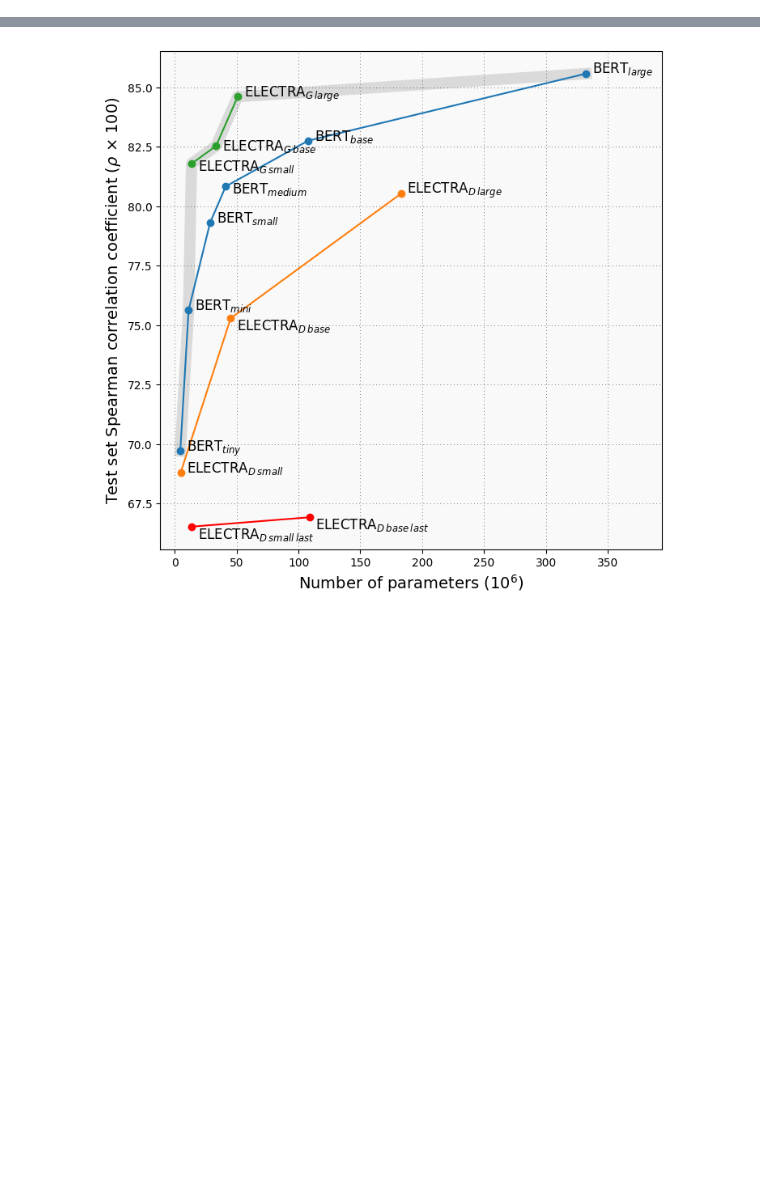
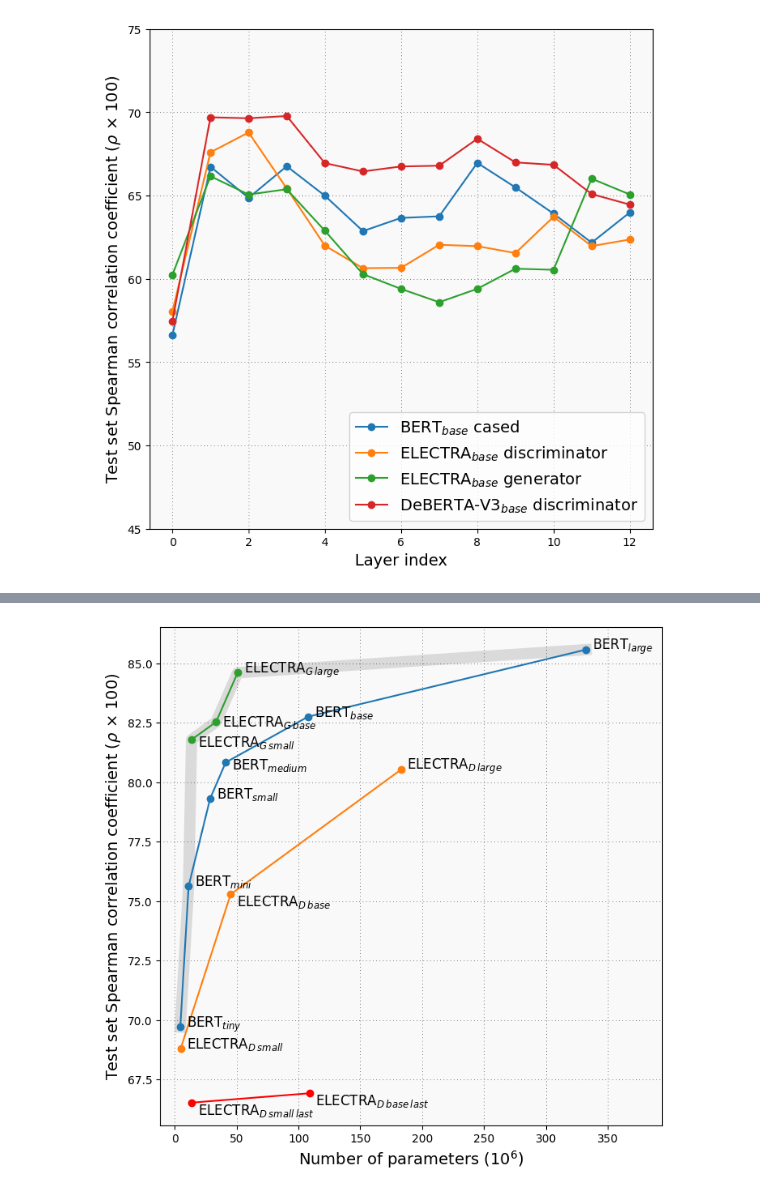
Before and after one commit to ir2718/similarity-embedding-quality, a Jupyter notebook: notebooks/plots.ipynb, the cells around one changed output, grey strips where cells are left out. Cells and saved outputs as stored; diff of their text form; code cells hidden in the pictures; blank space fills up the shorter version.

```diff
--- a/notebooks/plots.ipynb
+++ b/notebooks/plots.ipynb
@@ -127,0 +250,49 @@ for i in range(len(names)):
+# %%
+def add_to_plot_sick(models, colors, ax, plot_idx, ylim_f1=[45, 75], add_std=True):
+    ax.set_facecolor("#F9F9F9")
+    ax.grid(color='black', linestyle=(0, (1, 5)), linewidth=0.5)
+    for x, color in zip(models, colors):
+        m = x[0]
+        pool = x[1]
+        c = x[2]
+        json_names_labels = x[3]
+        for p in pool:
+            for (name, label) in json_names_labels:
+                f1 = []
+                std_f1 = []
+                for i in range(c):
+                    res = json.load(open(f"../output/{m}/{p}/{i}_to_{i+1}/{name}.json"))
+
+                    std_1 = np.array(res["stdev_cosine_f1_test"]) * 100
+                    mean_1 = res["mean_cosine_f1_test"] * 100
+                    std_f1.append((mean_1-std_1, mean_1+std_1))
+                    f1.append(mean_1)
+
+                ax.plot(f1, "-o", label=label)
+                if add_std:
+                    ax.fill_between(
+                        np.array(list(range(c))),
+                        np.array(std_f1)[:,0],
+                        np.array(std_f1)[:,1],
+                        alpha=0.2
+                    )
+                ax.set_xlabel("Layer index", fontsize=14)
+                if plot_idx == 0:
+                    ax.set_ylabel("Test set Spearman correlation coefficient ($\\rho$ $\\times$ 100)", fontsize=14)
+                else:
+                    ax.set_ylabel("", fontsize=14)
+                ax.legend(loc="lower right", fontsize=14)
+                if ylim_f1 is not None:
+                    ax.set_ylim(ylim_f1)
+
+
+names = [
+    "./plots/comparison_plot_sick_binary.pdf",
+]
+
+for i in range(len(names)):
+    fig, axs = plt.subplots(1, 1, figsize=(8, 8))
+    for m, c, ax in zip([models[i]], [colors[i]], [axs]):
+        add_to_plot_sick(m, c, ax, i, add_std=False)
+# %% [output]
+[figure, added]
```
Also changed, not shown: parts of 12 cells of this notebook.
